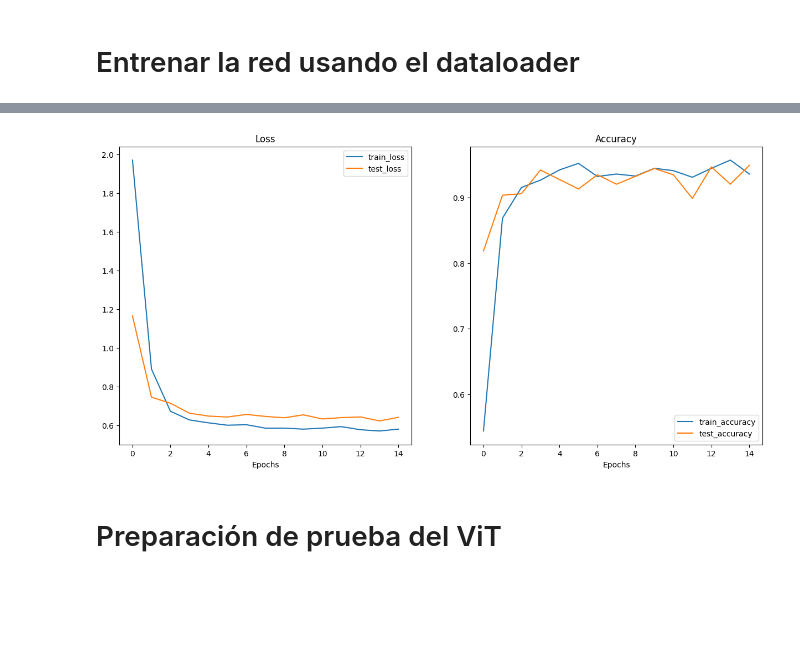
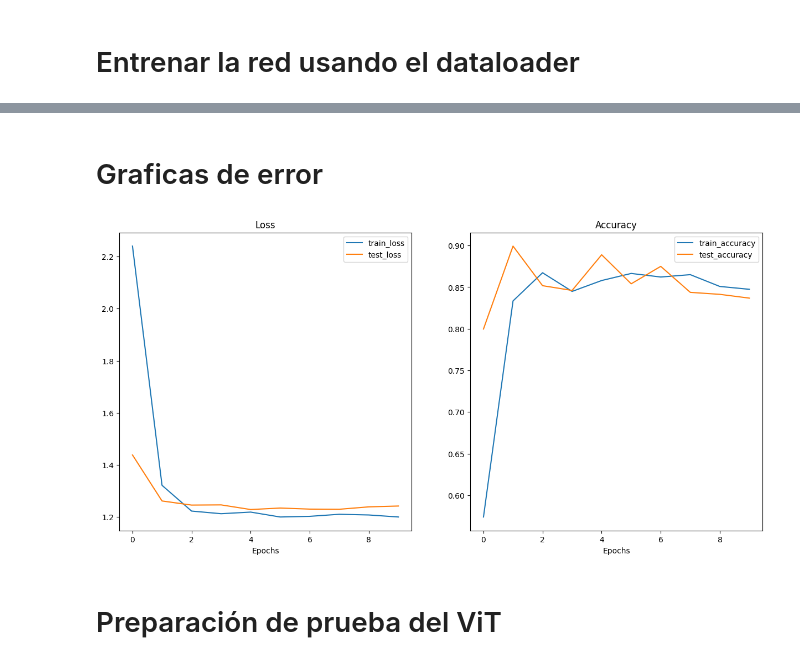
Before and after one commit to thechancher/Cocobolo-ViT, a Jupyter notebook: Cocobolo-ViT (pre-trained).ipynb, the cells around one changed output, grey strips where cells are left out. Cells and saved outputs as stored; diff of their text form; code cells hidden in the pictures; blank space fills up the shorter version.

Commit message:
fix: full train. Using complete DB

```diff
--- a/Cocobolo-ViT (pre-trained).ipynb
+++ b/Cocobolo-ViT (pre-trained).ipynb
@@ -93,5 +80,8 @@ print(os.listdir(test_dir))
 
 print("validation classes")
 print(os.listdir(validate_dir))
+
+model_name = "model-full-10ep-pre"
+model_ephocs = 10
 # %% [output]
 train classes
@@ -235,9 +232,6 @@ def create_dataloaders(
   # Use ImageFolder to create dataset(s)
   train_data = datasets.ImageFolder(train_dir, transform=transform)
   test_data = datasets.ImageFolder(test_dir, transform=transform)
-
-  # Get class names
-  class_names = train_data.classes
 
   # Turn images into data loaders
 
@@ -313,13 +307,14 @@ loss_fn = torch.nn.CrossEntropyLoss()
 
 # Train the classifier head of the pretrained ViT feature extractor model
 set_seeds()
+
 # model.train() ##
-pretrained_vit_results = engine.train(model=pretrained_vit,
+training_results = engine.train(model=pretrained_vit,
                                       train_dataloader=train_dataloader_pretrained,
                                       test_dataloader=test_dataloader_pretrained,
                                       optimizer=optimizer,
                                       loss_fn=loss_fn,
-                                      epochs=15,
+                                      epochs=model_ephocs,
                                       device=device)
 
 elapsed_time = time.time() - start_time
@@ -391,10 +384,12 @@ Linear(in_features=768, out_features=19, bias=True)
+# %% [markdown]
+# Graficas de error
 # %%
 from helper_functions import plot_loss_curves
 
 # Plot ViT model's loss curves
-plot_loss_curves(pretrained_vit_results)
+plot_loss_curves(training_results)
 # %% [output]
-[figure, old version]
+[figure, new version]
 # %% [markdown]
 # Preparación de prueba del ViT
 # %%
```
Also changed, not shown: parts of 32 cells of this notebook, 4 other files.
